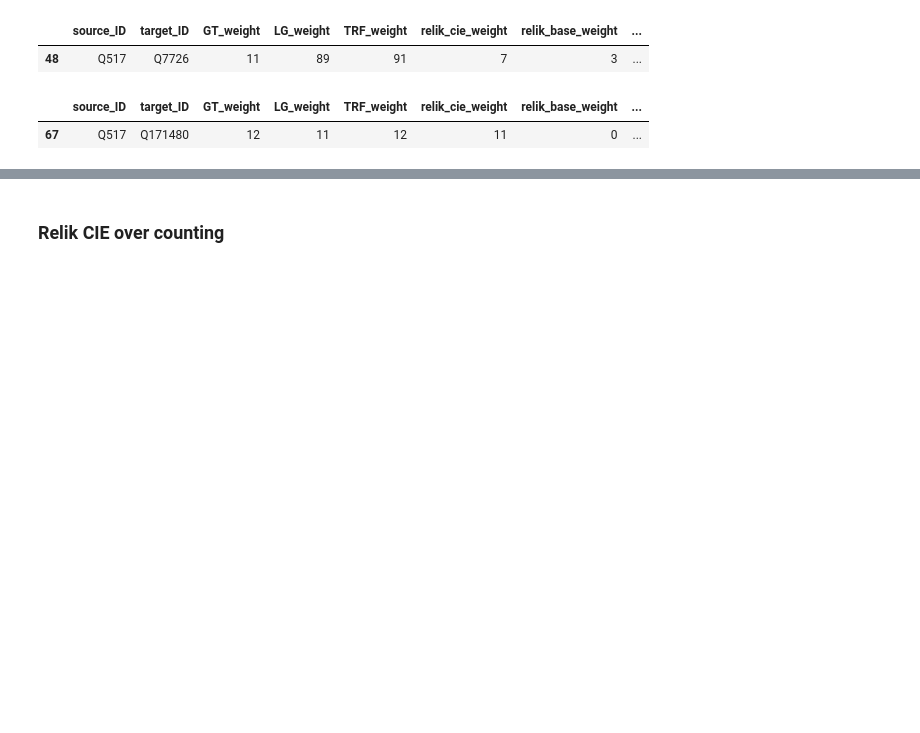
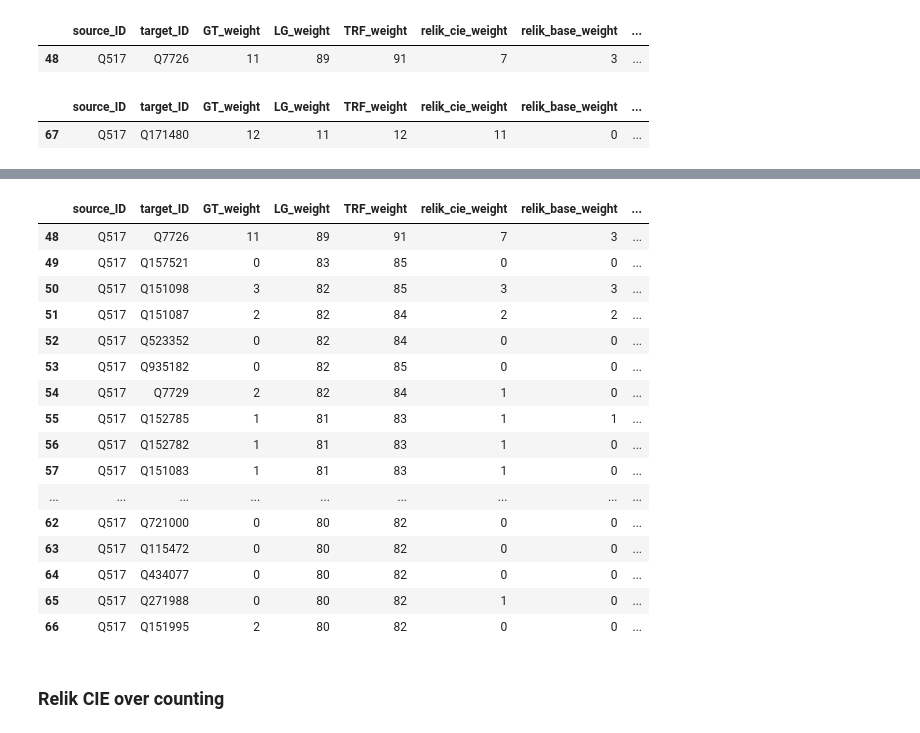
Before and after one commit to Karima-m/BSc_Project_Fall2026, a Jupyter notebook: notebooks/06_analysis.ipynb, the cells around one changed output, grey strips where cells are left out. Cells and saved outputs as stored; diff of their text form; code cells hidden in the pictures; blank space fills up the shorter version.

```diff
--- a/notebooks/06_analysis.ipynb
+++ b/notebooks/06_analysis.ipynb
@@ -259,3 +384,23 @@ weight_df[weight_df['target_ID']=='Q171480']
+# %%
+weight_df[weight_df['target_title'].str.contains('Bonaparte', na=False)]
+# %% [output]
+|  | source_ID | target_ID | GT_weight | LG_weight | TRF_weight | relik_cie_weight | relik_base_weight | ... |
+| 48 | Q517 | Q7726 | 11 | 89 | 91 | 7 | 3 | ... |
+| 49 | Q517 | Q157521 | 0 | 83 | 85 | 0 | 0 | ... |
+| 50 | Q517 | Q151098 | 3 | 82 | 85 | 3 | 3 | ... |
+| 51 | Q517 | Q151087 | 2 | 82 | 84 | 2 | 2 | ... |
+| 52 | Q517 | Q523352 | 0 | 82 | 84 | 0 | 0 | ... |
+| 53 | Q517 | Q935182 | 0 | 82 | 85 | 0 | 0 | ... |
+| 54 | Q517 | Q7729 | 2 | 82 | 84 | 1 | 0 | ... |
+| 55 | Q517 | Q152785 | 1 | 81 | 83 | 1 | 1 | ... |
+| 56 | Q517 | Q152782 | 1 | 81 | 83 | 1 | 0 | ... |
+| 57 | Q517 | Q151083 | 1 | 81 | 83 | 1 | 0 | ... |
+| ... | ... | ... | ... | ... | ... | ... | ... | ... |
+| 62 | Q517 | Q721000 | 0 | 80 | 82 | 0 | 0 | ... |
+| 63 | Q517 | Q115472 | 0 | 80 | 82 | 0 | 0 | ... |
+| 64 | Q517 | Q434077 | 0 | 80 | 82 | 0 | 0 | ... |
+| 65 | Q517 | Q271988 | 0 | 80 | 82 | 1 | 0 | ... |
+| 66 | Q517 | Q151995 | 2 | 80 | 82 | 0 | 0 | ... |
 # %% [markdown]
 ### Relik CIE over counting
 # %%
```
Also changed, not shown: parts of 18 cells of this notebook, 2 other files.
